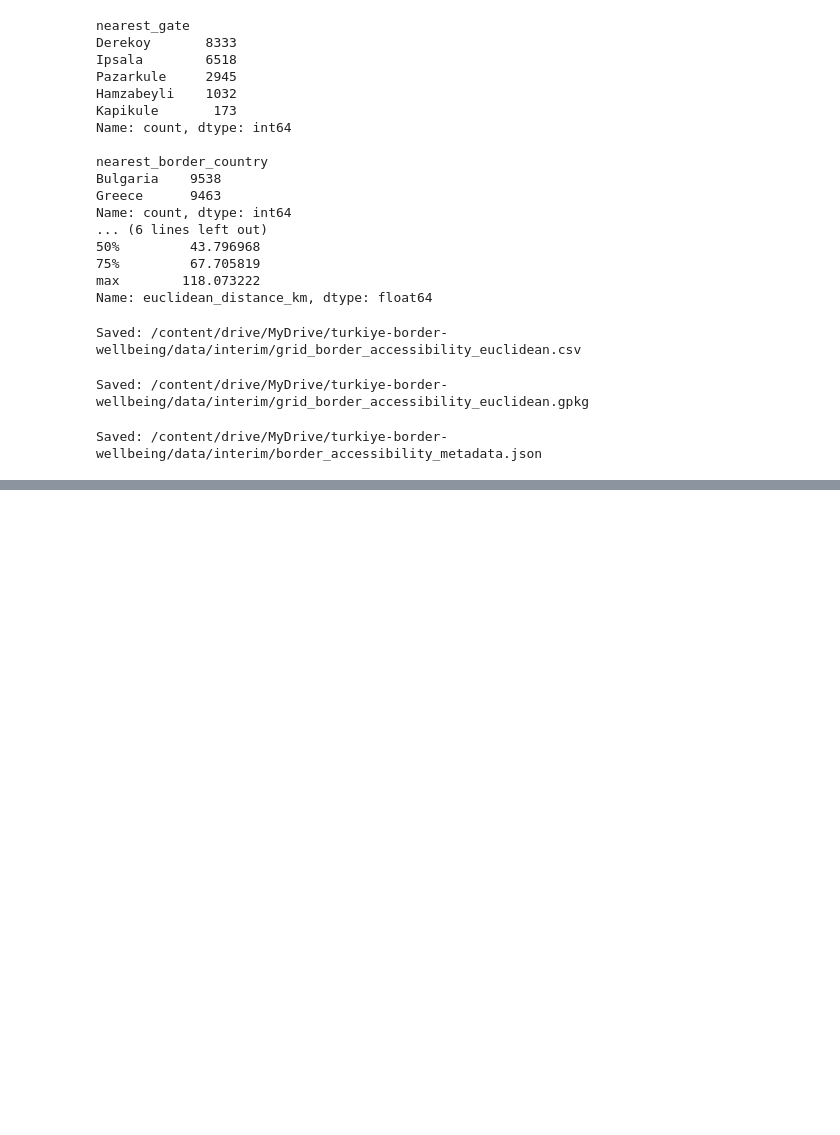
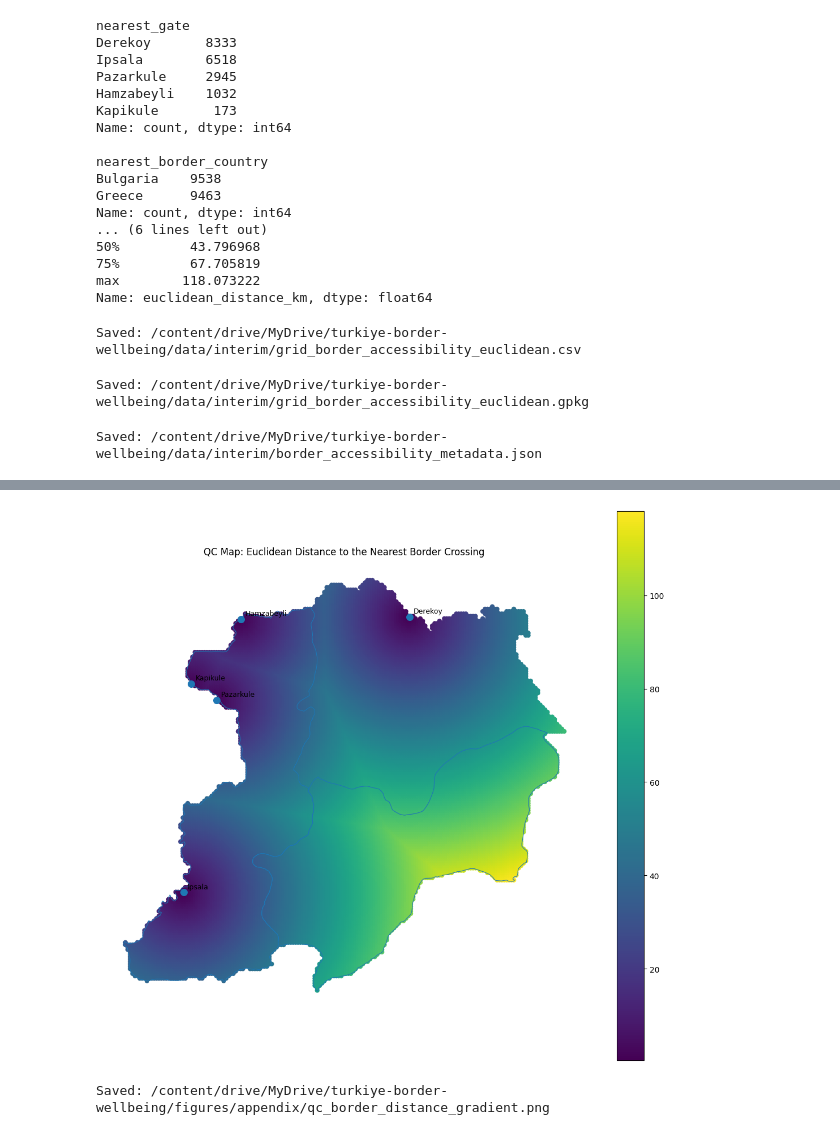
Before and after one commit to sureyyatemelli/turkiye-border-wellbeing, a Jupyter notebook: notebooks/03_border_accessibility/03_border_accessibility.ipynb, the cells around one changed output, grey strips where cells are left out. Drawn from its saved outputs; the diff is of its cells as text; code cells hidden in the pictures; blank space fills up the shorter version.

```diff
--- a/notebooks/03_border_accessibility/03_border_accessibility.ipynb
+++ b/notebooks/03_border_accessibility/03_border_accessibility.ipynb
@@ -448,0 +606,50 @@ Saved: /content/drive/MyDrive/turkiye-border-wellbeing/data/interim/border_acces
+# %%
+fig, ax = plt.subplots(figsize=(11, 10))
+
+grid_access.plot(
+    column="euclidean_distance_km",
+    ax=ax,
+    legend=True,
+    linewidth=0.03
+)
+
+boundaries.boundary.plot(
+    ax=ax,
+    linewidth=0.8
+)
+
+gates.plot(
+    ax=ax,
+    markersize=70
+)
+
+for _, row in gates.iterrows():
+    ax.annotate(
+        row["gate_name"],
+        (row.geometry.x, row.geometry.y),
+        xytext=(5, 5),
+        textcoords="offset points",
+        fontsize=9
+    )
+
+ax.set_title("QC Map: Euclidean Distance to the Nearest Border Crossing")
+ax.set_axis_off()
+
+plt.tight_layout()
+
+qc_distance_map_path = (
+    FIGURES / "qc_border_distance_gradient.png"
+)
+
+plt.savefig(
+    qc_distance_map_path,
+    dpi=300,
+    bbox_inches="tight"
+)
+
+plt.show()
+
+print("Saved:", qc_distance_map_path)
+# %% [output]
+[figure, added]
+Saved: /content/drive/MyDrive/turkiye-border-wellbeing/figures/appendix/qc_border_distance_gradient.png
```
Also changed, not shown: parts of 9 cells of this notebook, 2 other files.
